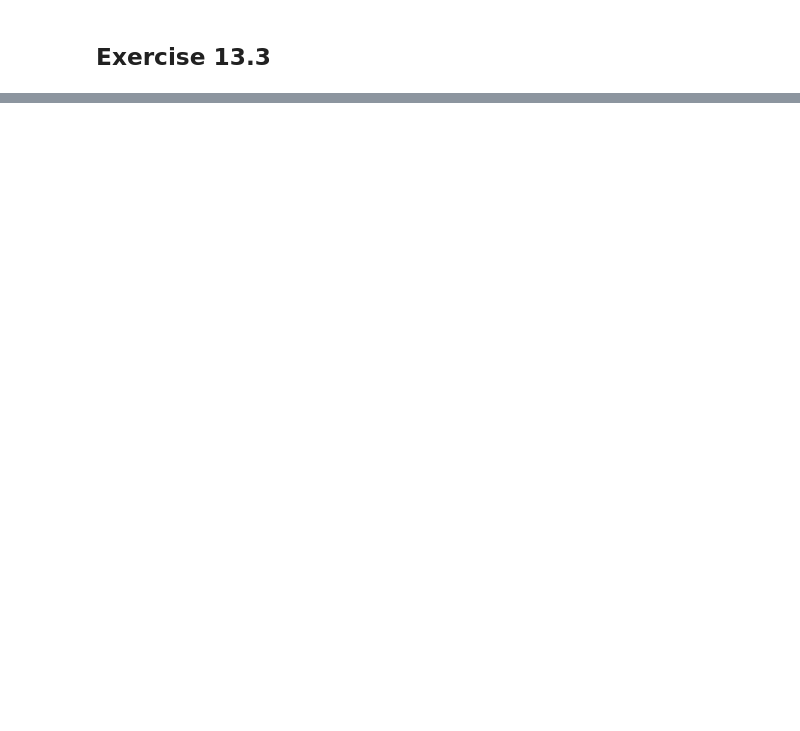
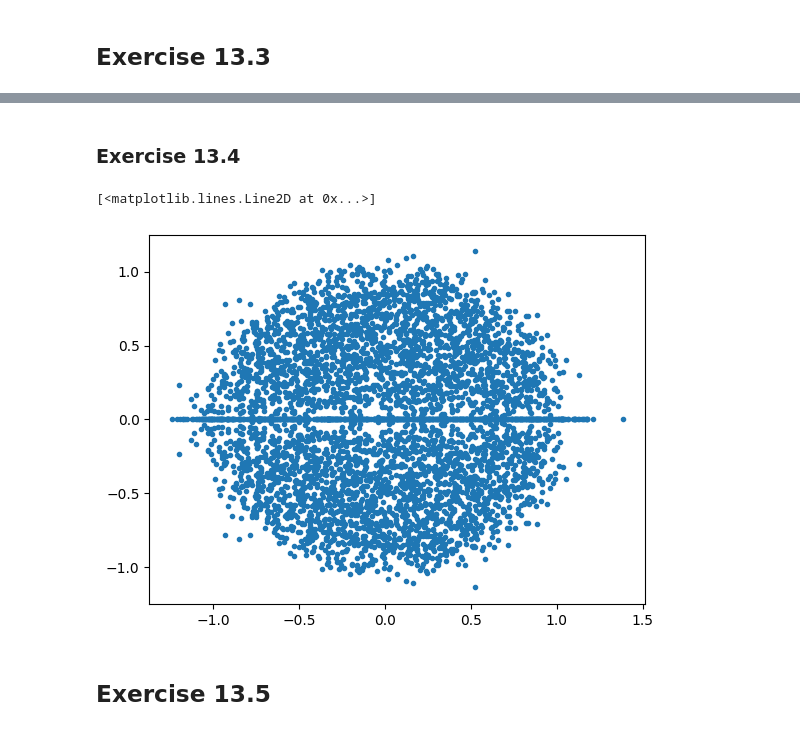
Before and after one commit to falasur/LA4DS, a Jupyter notebook: LA4DS_Ch13.ipynb, the cells around one changed output, grey strips where cells are left out. Cells and saved outputs as stored; diff of their text form; code cells hidden in the pictures; blank space fills up the shorter version.

```diff
--- a/LA4DS_Ch13.ipynb
+++ b/LA4DS_Ch13.ipynb
@@ -159,0 +165,18 @@ Text(0.5, 1.0, 'Reconstruction accuracy')
+# %% [markdown]
+### Exercise 13.4
+# %%
+eigens=[]
+
+for i in range(123):
+    A = matrix(42)
+    l,_ = np.linalg.eig(A)
+    l = l / (42**0.5)
+    eigens.extend(l)
+# %%
+plt.plot(
+    np.real(eigens),
+    np.imag(eigens),
+    '.')
+# %% [output]
+[<matplotlib.lines.Line2D at 0x...>]
+[figure, added]
@@ -159,0 +185,2 @@ Text(0.5, 1.0, 'Reconstruction accuracy')
+# %% [markdown]
+## Exercise 13.5
```
Also changed, not shown: parts of 52 cells of this notebook.
